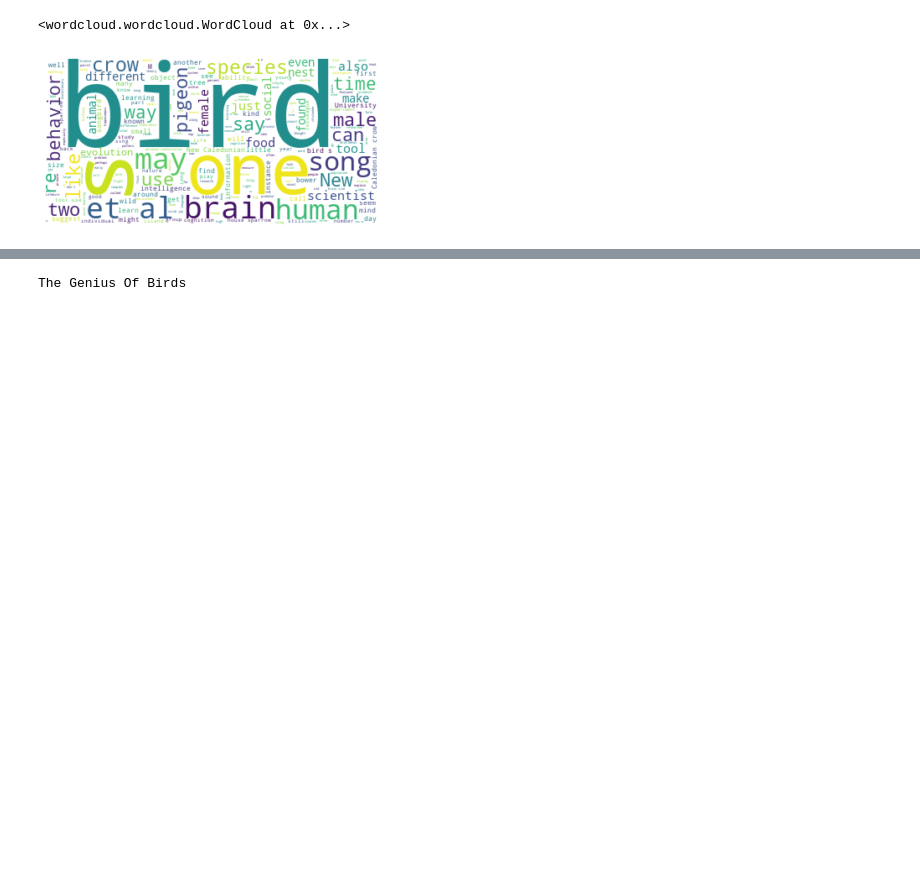
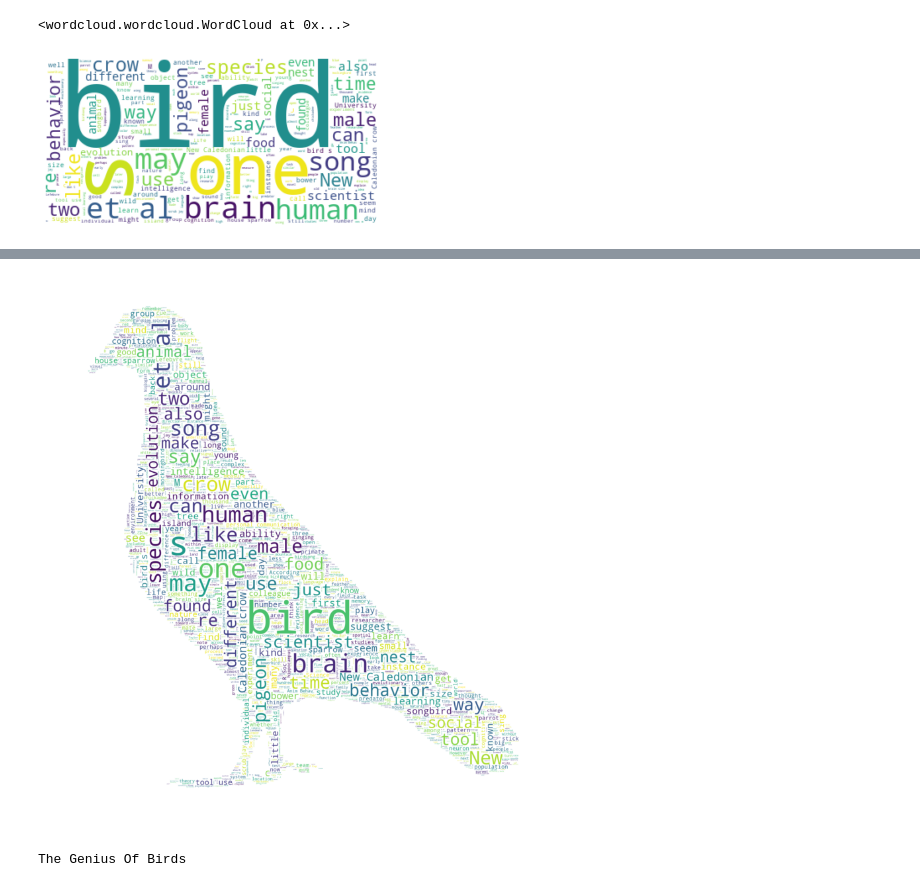
Before and after one commit to isabelyb/TheGeniusOfBirds_WordCloud, a Jupyter notebook: theGeniusOfBirds.ipynb, the cells around one changed output, grey strips where cells are left out. Saved outputs shown, nothing was run; the diff lists cells and outputs as text; code cells hidden in the pictures; blank space fills up the shorter version.

```diff
--- a/theGeniusOfBirds.ipynb
+++ b/theGeniusOfBirds.ipynb
@@ -65,3 +104,21 @@ plt.show()
+# %%
+# instantiate a word cloud object
+genius_wc = WordCloud(background_color='white', max_words=2000, mask=pigeon_mask, stopwords=stop_words_en)
+
+# generate the word cloud
+genius_wc.generate(data)
+
+# display the word cloud
+fig = plt.figure()
+fig.set_figwidth(14) # set width
+fig.set_figheight(18) # set height
+
+
+plt.imshow(genius_wc, interpolation='bilinear')
+plt.axis('off')
+plt.show()
+# %% [output]
+[figure, added]
 # %%
 print("The Genius Of Birds")
 # %% [output]
```
Also changed, not shown: parts of 3 cells of this notebook.
